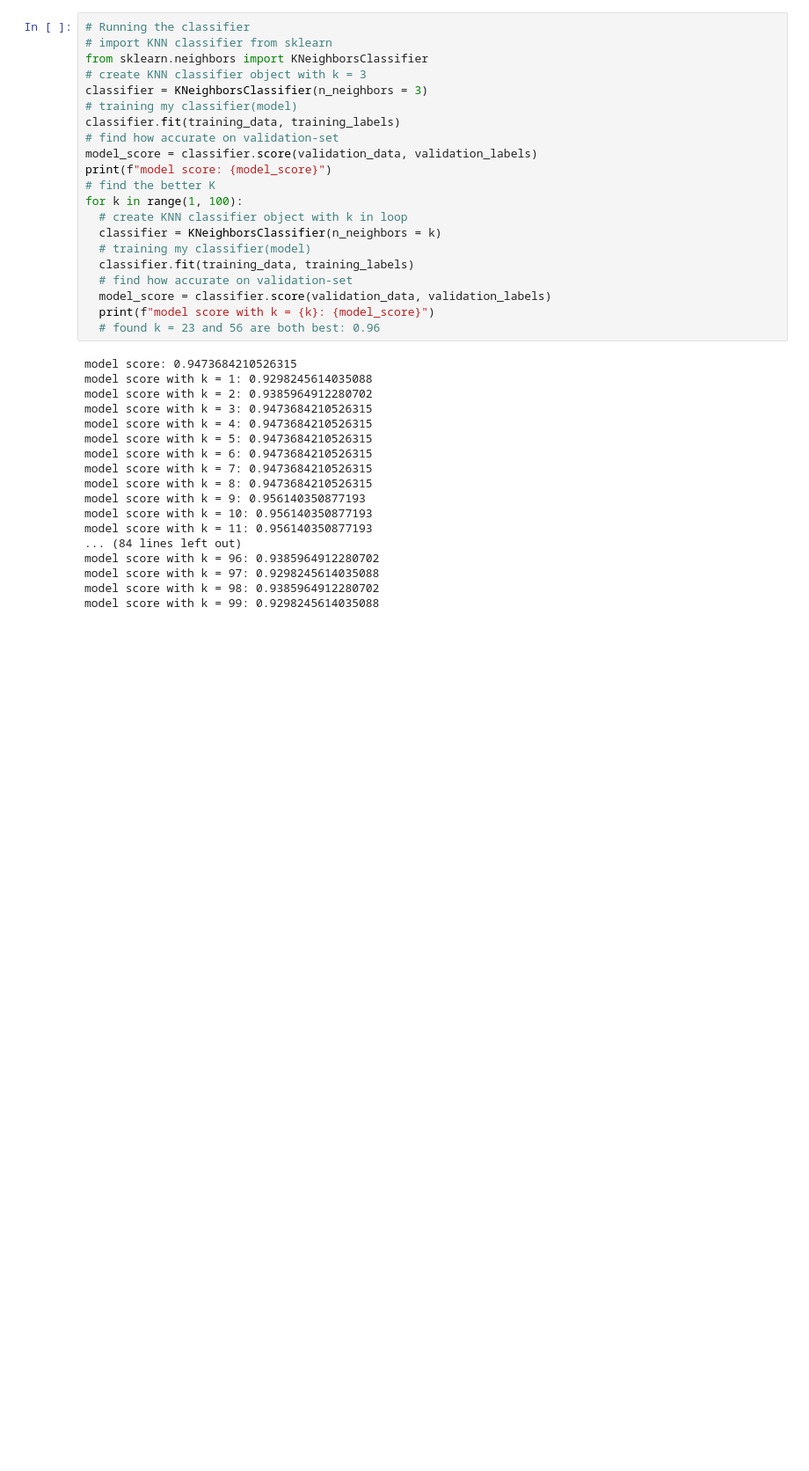
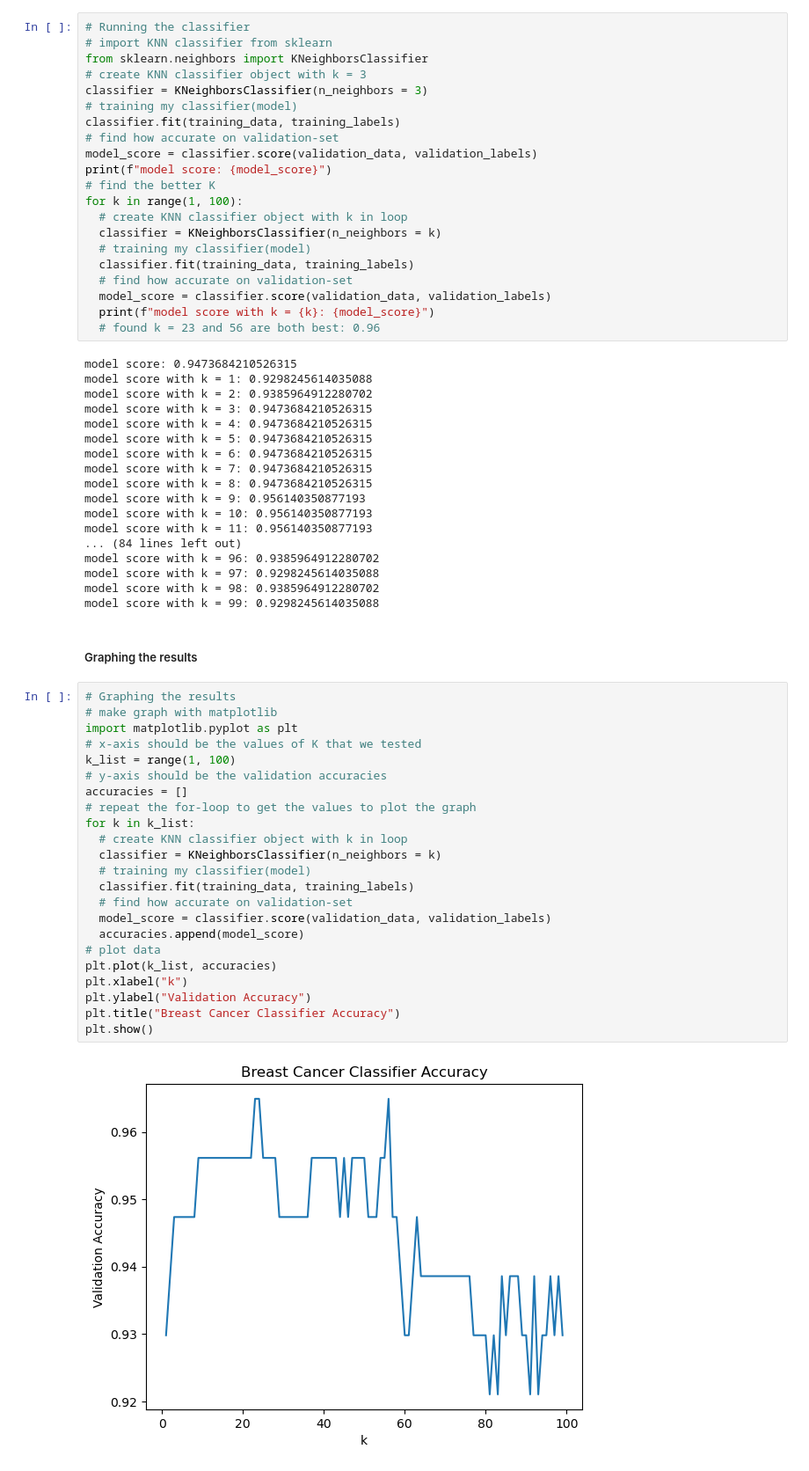
Before and after one commit to 1am8anana/Practices, a Jupyter notebook: [EXP_SupervisedLearning]/[practice]_CancerClassifier.ipynb, the cells around one changed output. Shown at 88% size. Saved outputs shown, nothing was run; the diff lists cells and outputs as text; blank space fills up the shorter version.

Commit message:
code modify: Graphing the results

```diff
--- a/[EXP_SupervisedLearning]/[practice]_CancerClassifier.ipynb
+++ b/[EXP_SupervisedLearning]/[practice]_CancerClassifier.ipynb
@@ -91,3 +91,30 @@ model score with k = 96: 0.9385964912280702
 model score with k = 97: 0.9298245614035088
 model score with k = 98: 0.9385964912280702
 model score with k = 99: 0.9298245614035088
+# %% [markdown]
+##### Graphing the results
+# %%
+# Graphing the results
+# make graph with matplotlib
+import matplotlib.pyplot as plt
+# x-axis should be the values of K that we tested
+k_list = range(1, 100)
+# y-axis should be the validation accuracies
+accuracies = []
+# repeat the for-loop to get the values to plot the graph
+for k in k_list:
+  # create KNN classifier object with k in loop
+  classifier = KNeighborsClassifier(n_neighbors = k)
+  # training my classifier(model)
+  classifier.fit(training_data, training_labels)
+  # find how accurate on validation-set
+  model_score = classifier.score(validation_data, validation_labels)
+  accuracies.append(model_score)
+# plot data
+plt.plot(k_list, accuracies)
+plt.xlabel("k")
+plt.ylabel("Validation Accuracy")
+plt.title("Breast Cancer Classifier Accuracy")
+plt.show()
+# %% [output]
+[figure, added]
```
